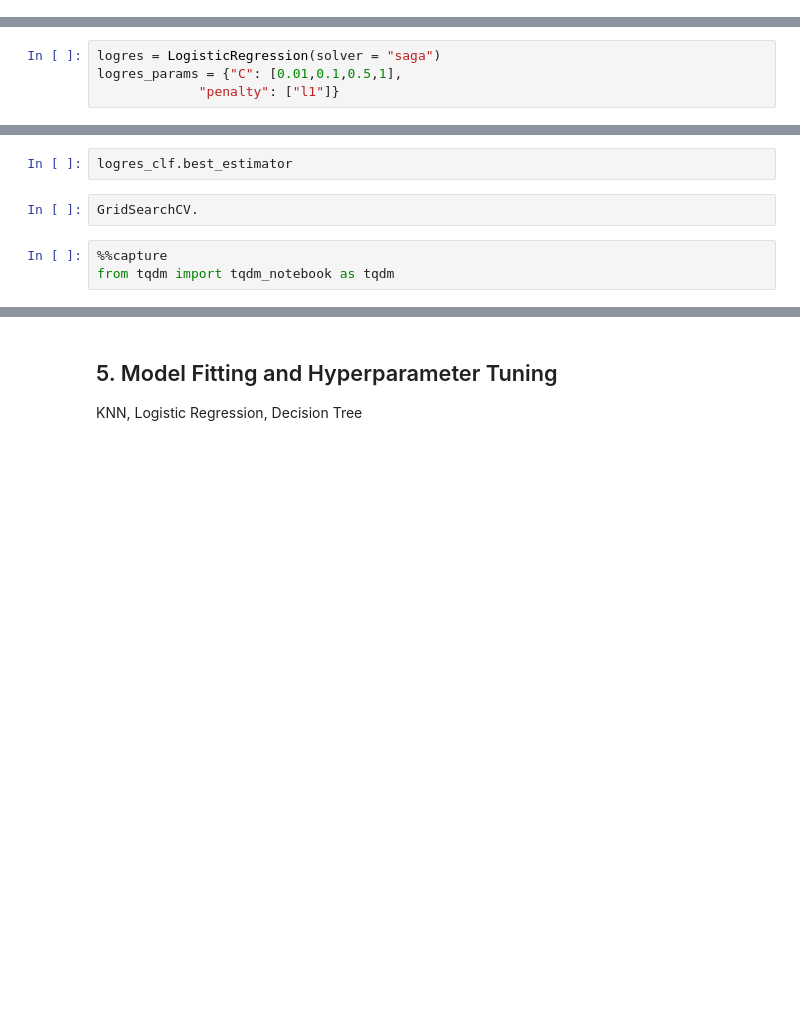
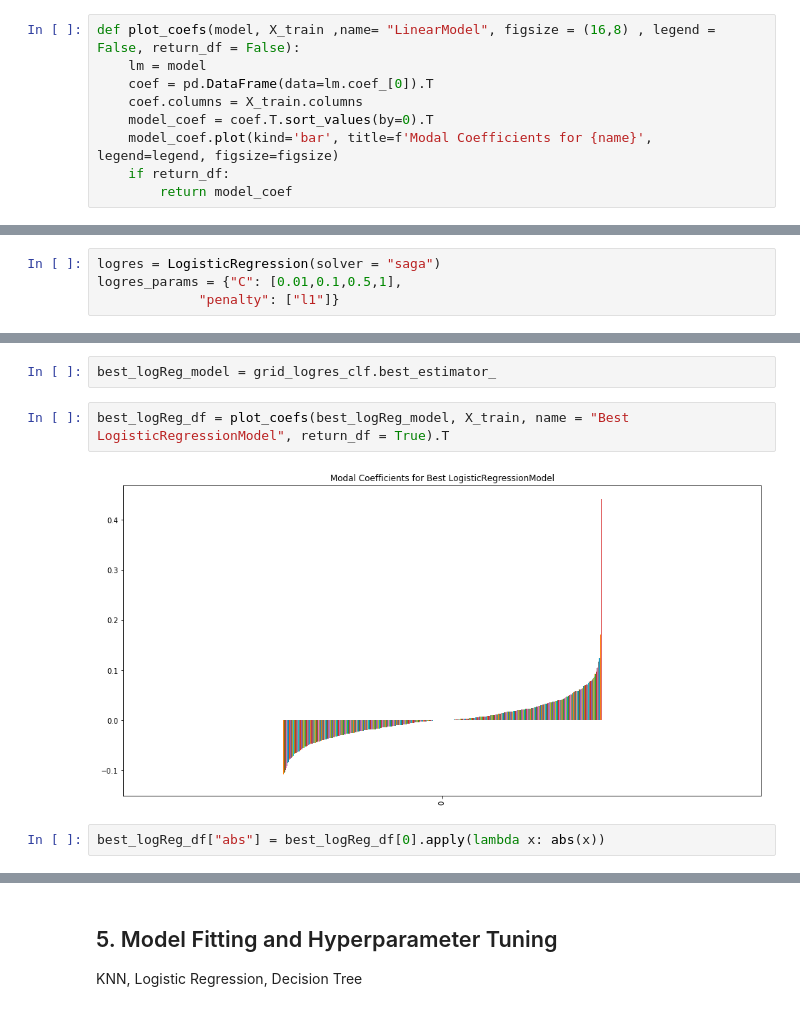
Before and after one commit to Pietrassyk/P_4_2_Risk_Classification, a Jupyter notebook: classification-assessment-mini-project.ipynb, the cells around one changed output, grey strips where cells are left out. Drawn from its saved outputs; the diff is of its cells as text; blank space fills up the shorter version.

```diff
--- a/classification-assessment-mini-project.ipynb
+++ b/classification-assessment-mini-project.ipynb
@@ -410,4 +411,13 @@ def upsample_SMOTE(X_train, y_train):
     y_train_temp_df = pd.DataFrame(y_train_temp, columns = ["default"])
     ret = pd.concat([X_train_temp_df,y_train_temp_df], axis = 1)
     return ret
+# %%
+def plot_coefs(model, X_train ,name= "LinearModel", figsize = (16,8) , legend = False, return_df = False):
+    lm = model
+    coef = pd.DataFrame(data=lm.coef_[0]).T
+    coef.columns = X_train.columns
+    model_coef = coef.T.sort_values(by=0).T
+    model_coef.plot(kind='bar', title=f'Modal Coefficients for {name}', legend=legend, figsize=figsize)
+    if return_df:
+        return model_coef
 # %%
@@ -570,7 +589,8 @@ Fitting 3 folds for each of 4 candidates, totalling 12 fits
-# %%
-logres_clf.best_estimator
-# %%
-GridSearchCV.
-# %%
-%%capture
-from tqdm import tqdm_notebook as tqdm
+# %%
+best_logReg_model = grid_logres_clf.best_estimator_
+# %%
+best_logReg_df = plot_coefs(best_logReg_model, X_train, name = "Best LogisticRegressionModel", return_df = True).T
+# %% [output]
+[figure, added]
+# %%
+best_logReg_df["abs"] = best_logReg_df[0].apply(lambda x: abs(x))
```
Also changed, not shown: parts of 43 cells of this notebook.
